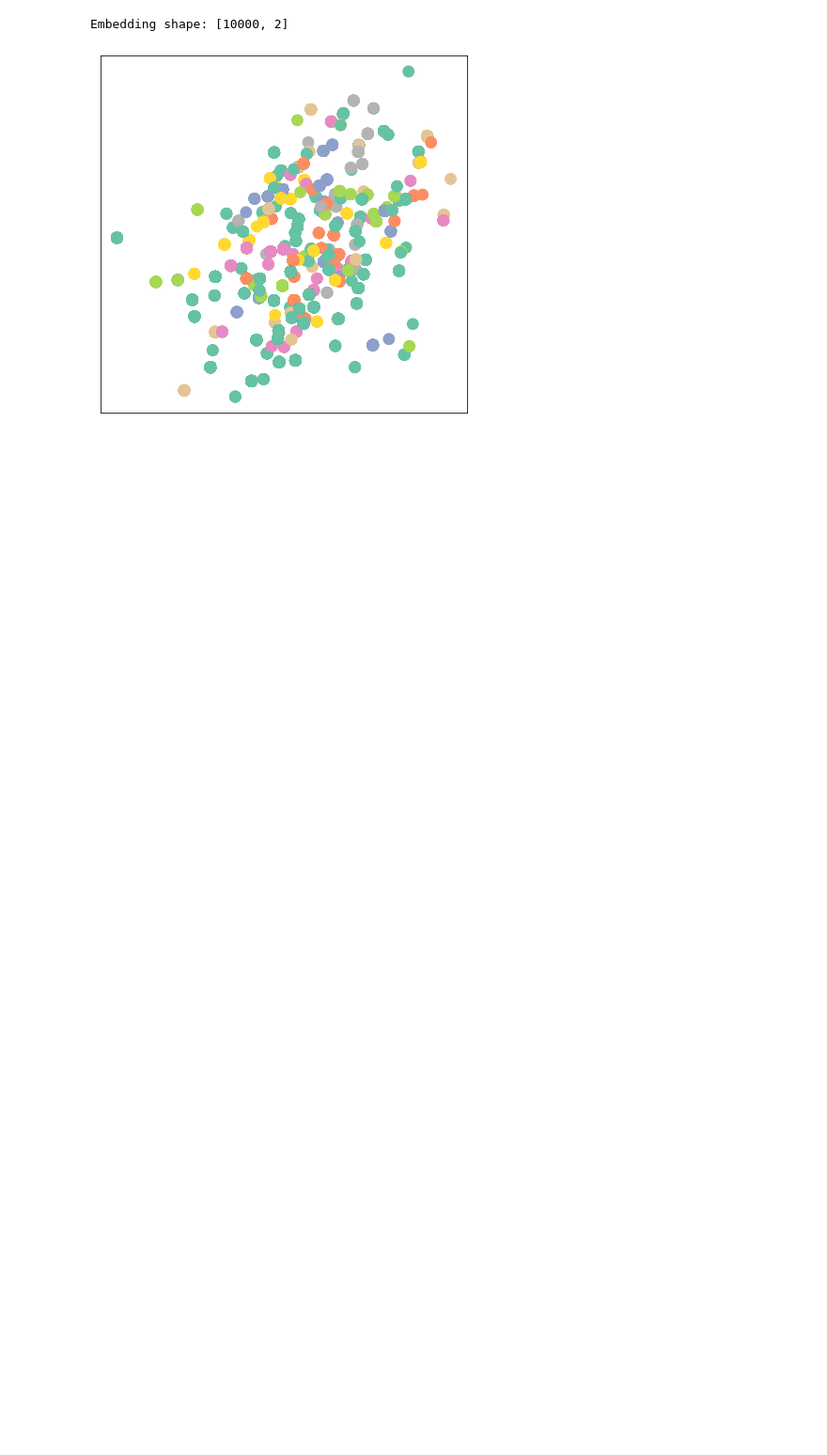
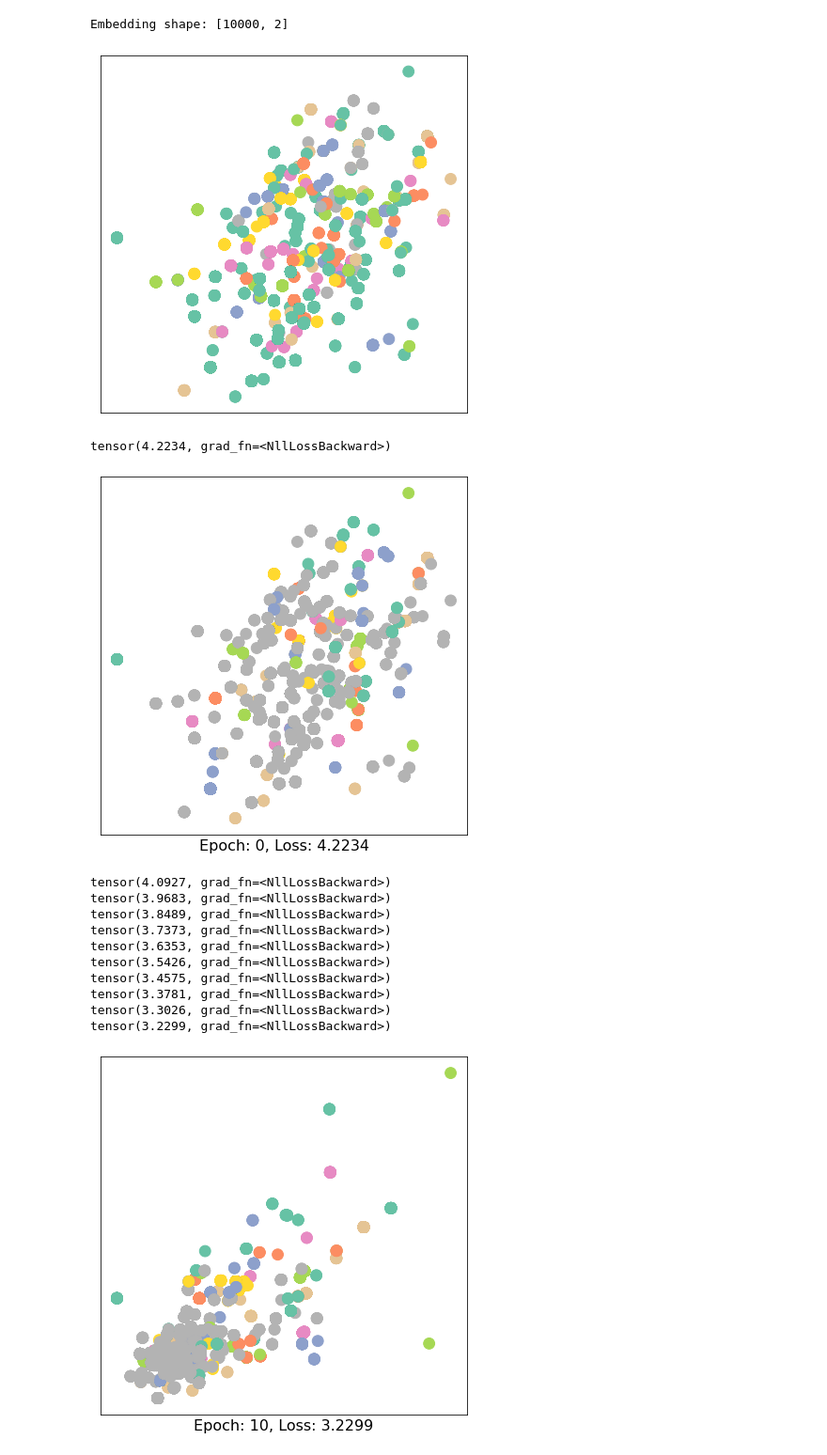
Before and after one commit to cipher982/GNN-playground, a Jupyter notebook: gnn_v2.ipynb, the cells around one changed output. Shown at 94% size. Cells and saved outputs as stored; diff of their text form; code cells hidden in the pictures; blank space fills up the shorter version.

Commit message:
add code for training model

```diff
--- a/gnn_v2.ipynb
+++ b/gnn_v2.ipynb
@@ -126,7 +124,8 @@ sizmek_features = pd.DataFrame(
 print(f"Unique features: {sizmek_features.shape[1]}")
 
 label_enc = LabelEncoder()
-labels = label_enc.fit_transform(sizmek["url_domain"])
+labels = label_enc.fit_transform(sizmek["zeta_user_id"])
+labels = torch.tensor(labels, dtype=torch.long)
 print(f"Unique labels: {max(labels)}")
 # %% [output]
 Unique features: 596
@@ -142,8 +145,8 @@ from torch_geometric.data import InMemoryDataset, download_url
 import numpy as np
 
 class MyOwnDataset(Data):
-    def __init__(self, x=None, edge_index=None, y=None):
-        super(MyOwnDataset, self).__init__(x=x, edge_index=edge_index, y=y)
+    def __init__(self, x=None, edge_index=None, y=None, train_mask=None):
+        super(MyOwnDataset, self).__init__(x=x, edge_index=edge_index, y=y, train_mask=train_mask)
 
     @property
     def num_features(self):
@@ -153,10 +156,12 @@ class MyOwnDataset(Data):
     def num_classes(self):
         return len(np.unique(self.y))
 
+
 d = MyOwnDataset(
-    torch.tensor(sizmek_features.values, dtype=torch.float),
-    torch.tensor(sizmek_edges[['source','target']].T.values, dtype=torch.long),
-    labels
+    x=torch.tensor(sizmek_features.values, dtype=torch.float),
+    edge_index=torch.tensor(sizmek_edges[['source','target']].T.values, dtype=torch.long),
+    y=labels,
+    train_mask=sizmek["zeta_user_id"].isna()
 )
 # %% [markdown]
 ## Model
@@ -209,3 +214,42 @@ Embedding shape: [10000, 2]
 # %%
 G = to_networkx(d, to_undirected=True)
 #visualize(G, color=d.y)
+# %%
+import time
+#from IPython.display import Javascript  # Restrict height of output cell.
+#display(Javascript('''google.colab.output.setIframeHeight(0, true, {maxHeight: 430})'''))
+
+model = GCN(d)
+criterion = torch.nn.CrossEntropyLoss()  # Define loss criterion
+optimizer = torch.optim.Adam(model.parameters(), lr=0.01)  # Define optimizer
+
+
+def train(data):
+    optimizer.zero_grad()  # Clear gradients
+    out, h = model(d.x, d.edge_index)  # Perform a single forward pass
+    loss = criterion(out[d.train_mask], d.y[d.train_mask]) # calc loss on training nodes
+    loss.backward()  # Derive gradients
+    optimizer.step()  # Update parameters based on gradients
+    return loss, h
+
+
+for epoch in range(20):
+    loss, h = train(d)
+    print(loss)
+    if epoch % 10 == 0:
+        visualize(h, color=d.y, epoch=epoch, loss=loss)
+        time.sleep(0.3)
+# %% [output]
+tensor(4.2234, grad_fn=<NllLossBackward>)
+[figure, added]
+tensor(4.0927, grad_fn=<NllLossBackward>)
+tensor(3.9683, grad_fn=<NllLossBackward>)
+tensor(3.8489, grad_fn=<NllLossBackward>)
+tensor(3.7373, grad_fn=<NllLossBackward>)
+tensor(3.6353, grad_fn=<NllLossBackward>)
+tensor(3.5426, grad_fn=<NllLossBackward>)
+tensor(3.4575, grad_fn=<NllLossBackward>)
+tensor(3.3781, grad_fn=<NllLossBackward>)
+tensor(3.3026, grad_fn=<NllLossBackward>)
+tensor(3.2299, grad_fn=<NllLossBackward>)
+[figure, added]
```
Also changed, not shown: parts of 6 cells of this notebook.
